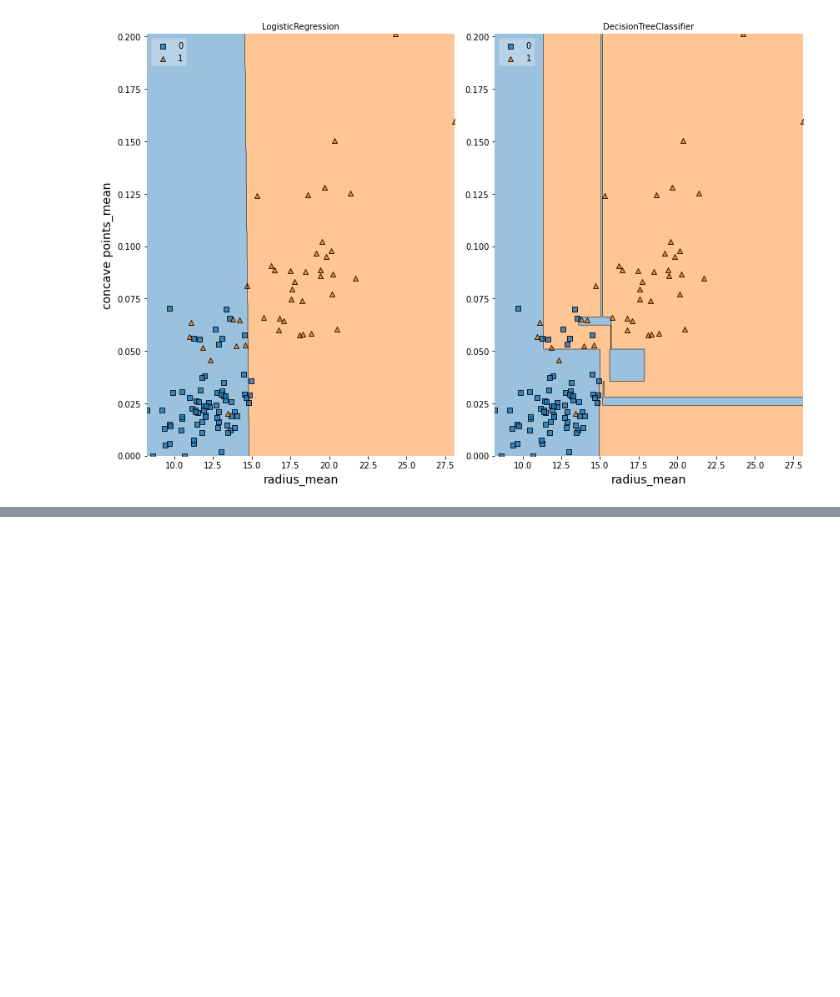
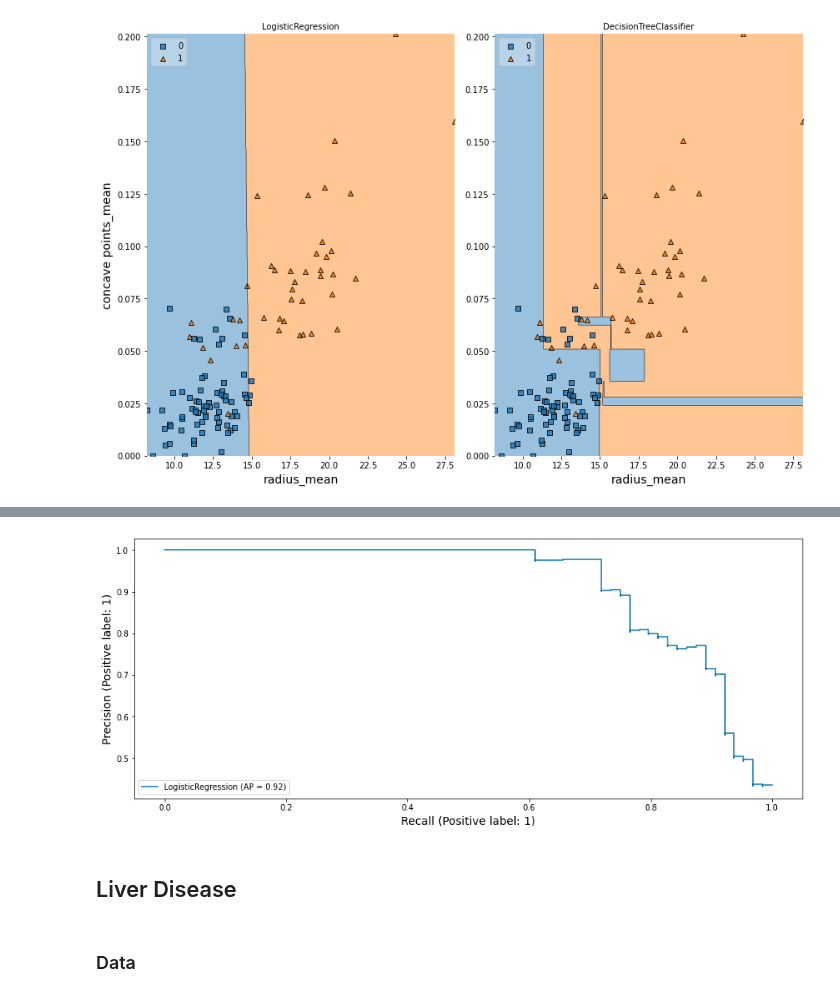
Before and after one commit to watchful-cluckets/springboard_dsci_career_track, a Jupyter notebook: datacamp_projects/trees/notebook.ipynb, the cells around one changed output, grey strips where cells are left out. Saved outputs shown, nothing was run; the diff lists cells and outputs as text; code cells hidden in the pictures; blank space fills up the shorter version.

```diff
--- a/datacamp_projects/trees/notebook.ipynb
+++ b/datacamp_projects/trees/notebook.ipynb
@@ -143,3 +174 @@ X = df.drop(target, axis=1)[["radius_mean", "concave points_mean"]]#.to_numpy()
-# %%
-X_train, X_test, y_train, y_test = train_test_split(X, y, test_size=0.2, stratify=y, random_state=1)
 # %% [markdown]
@@ -146,0 +176,18 @@ X_train, X_test, y_train, y_test = train_test_split(X, y, test_size=0.2, stratif
+# %%
+# Instantiate dt_entropy, set 'entropy' as the information criterion
+dt_gini = DecisionTreeClassifier(max_depth=8, criterion="gini", random_state=1)
+dt_entropy = DecisionTreeClassifier(max_depth=8, criterion="entropy", random_state=1)
+
+# Fit dt_entropy to the training set
+dt_gini.fit(X_train, y_train)
+dt_entropy.fit(X_train, y_train)
+
+# Use dt_entropy to predict test set labels
+y_pred = dt_gini.predict(X_test)
+accuracy_gini = accuracy_score(y_test, y_pred)
+y_pred = dt_entropy.predict(X_test)
+accuracy_entropy = accuracy_score(y_test, y_pred)
+
+# Print accuracy
+print("Accuracy achieved by using entropy: ", accuracy_entropy)
+print("Accuracy achieved by using the gini index: ", accuracy_gini)
@@ -191,0 +469,8 @@ plot_labeled_decision_regions(X_test, y_test, clfs)
+# %%
+disp = plot_precision_recall_curve(logreg, X_test, y_test)
+# %% [output]
+[figure, added]
+# %% [markdown]
+## Liver Disease
+# %% [markdown]
+### Data
```
Also changed, not shown: parts of 63 cells of this notebook.
